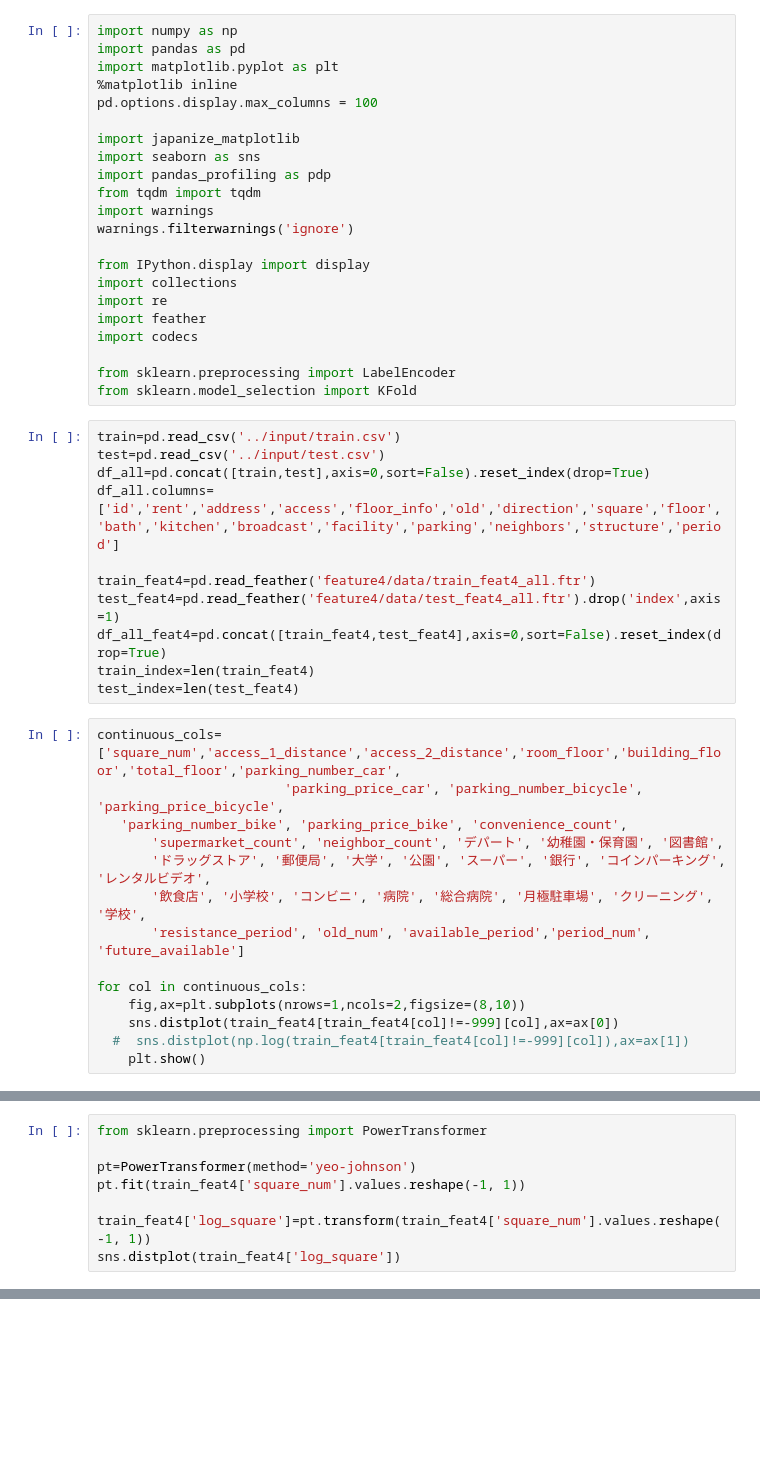
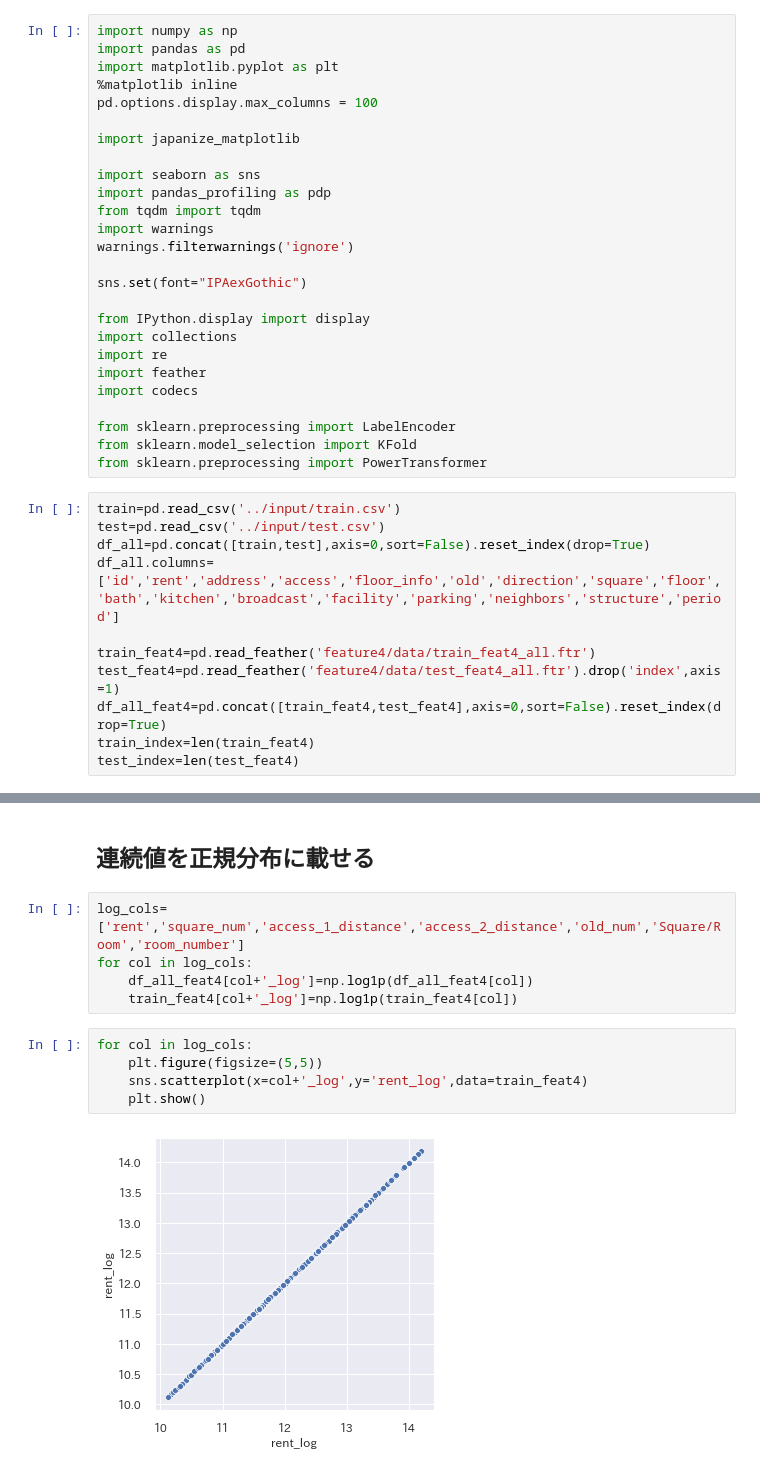
Before and after one commit to nsakki55/ml_note, a Jupyter notebook: signate/mynavi/code/make_feature6.ipynb, the cells around one changed output, grey strips where cells are left out. Saved outputs shown, nothing was run; the diff lists cells and outputs as text; blank space fills up the shorter version.

```diff
--- a/signate/mynavi/code/make_feature6.ipynb
+++ b/signate/mynavi/code/make_feature6.ipynb
@@ -6,11 +6,14 @@ import matplotlib.pyplot as plt
 pd.options.display.max_columns = 100
 
 import japanize_matplotlib
+
 import seaborn as sns
 import pandas_profiling as pdp
 from tqdm import tqdm
 import warnings
 warnings.filterwarnings('ignore')
+
+sns.set(font="IPAexGothic")
 
 from IPython.display import display
 import collections
@@ -20,6 +23,7 @@ import codecs
 
 from sklearn.preprocessing import LabelEncoder
 from sklearn.model_selection import KFold
+from sklearn.preprocessing import PowerTransformer
 # %%
 train=pd.read_csv('../input/train.csv')
 test=pd.read_csv('../input/test.csv')
@@ -31,17 +35,3 @@ test_feat4=pd.read_feather('feature4/data/test_feat4_all.ftr').drop('index',axis
 df_all_feat4=pd.concat([train_feat4,test_feat4],axis=0,sort=False).reset_index(drop=True)
 train_index=len(train_feat4)
 test_index=len(test_feat4)
-# %%
-continuous_cols=['square_num','access_1_distance','access_2_distance','room_floor','building_floor','total_floor','parking_number_car',
-                        'parking_price_car', 'parking_number_bicycle', 'parking_price_bicycle',
-   'parking_number_bike', 'parking_price_bike', 'convenience_count',
-       'supermarket_count', 'neighbor_count', 'デパート', '幼稚園・保育園', '図書館',
-       'ドラッグストア', '郵便局', '大学', '公園', 'スーパー', '銀行', 'コインパーキング', 'レンタルビデオ',
-       '飲食店', '小学校', 'コンビニ', '病院', '総合病院', '月極駐車場', 'クリーニング', '学校',
-       'resistance_period', 'old_num', 'available_period','period_num', 'future_available']
-
-for col in continuous_cols:
-    fig,ax=plt.subplots(nrows=1,ncols=2,figsize=(8,10))
-    sns.distplot(train_feat4[train_feat4[col]!=-999][col],ax=ax[0])
-  #  sns.distplot(np.log(train_feat4[train_feat4[col]!=-999][col]),ax=ax[1])
-    plt.show()
@@ -63,8 +37,0 @@ for col in continuous_cols:
-# %%
-from sklearn.preprocessing import PowerTransformer
-
-pt=PowerTransformer(method='yeo-johnson')
-pt.fit(train_feat4['square_num'].values.reshape(-1, 1))
-
-train_feat4['log_square']=pt.transform(train_feat4['square_num'].values.reshape(-1, 1))
-sns.distplot(train_feat4['log_square'])
@@ -73,0 +38,14 @@ sns.distplot(train_feat4['log_square'])
+# %% [markdown]
+##  連続値を正規分布に載せる
+# %%
+log_cols=['rent','square_num','access_1_distance','access_2_distance','old_num','Square/Room','room_number']
+for col in log_cols:
+    df_all_feat4[col+'_log']=np.log1p(df_all_feat4[col])
+    train_feat4[col+'_log']=np.log1p(train_feat4[col])
+# %%
+for col in log_cols:
+    plt.figure(figsize=(5,5))
+    sns.scatterplot(x=col+'_log',y='rent_log',data=train_feat4)
+    plt.show()
+# %% [output]
+[figure, added]
```
Also changed, not shown: parts of 12 cells of this notebook, 3 other files.
